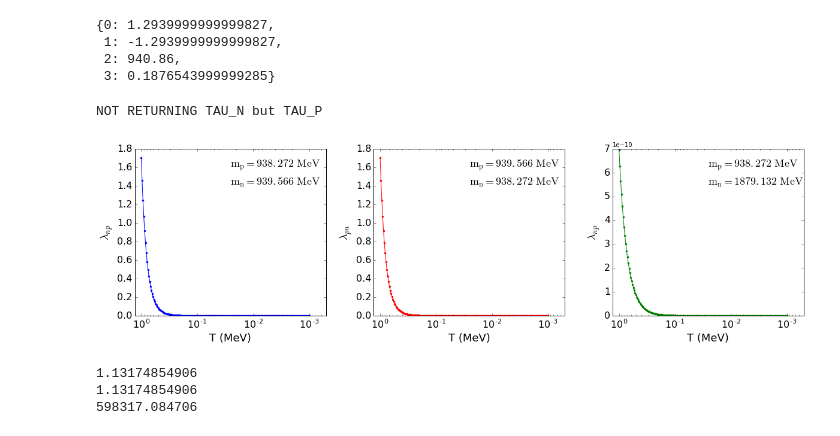
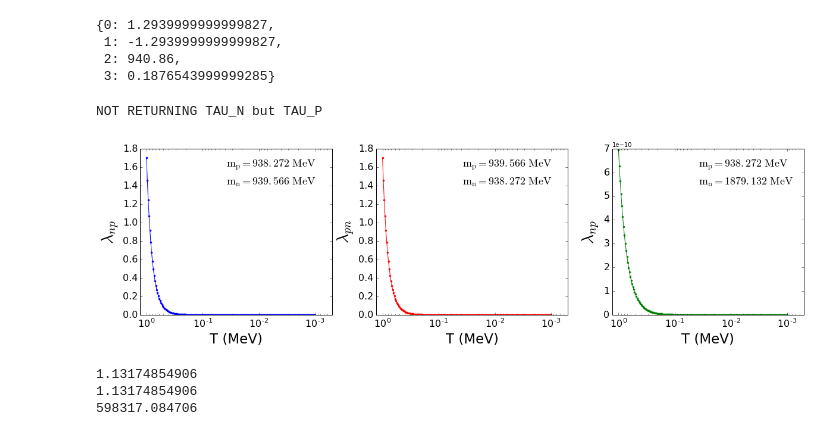
Before and after one commit to ycamacho/Cosmology_HW2, a Jupyter notebook: Code Development.ipynb, the cells around one changed output. Drawn from its saved outputs; the diff is of its cells as text; code cells hidden in the pictures.

Commit message:
Made the ylabels bigger in lambdaNP plot.

```diff
--- a/Code Development.ipynb
+++ b/Code Development.ipynb
@@ -88,20 +88,21 @@ def neutronAbundance(mp, mn, Xn0, title, mn0,
         plt.plot(T, 1.-Xp[:,0], '.', color='b', label= '$X_n$')
         plt.plot(T, 1.-Xp[:,0], color='b')
 
-        Xeq= 1./(1+(mn/mp)**(3/2.)*np.exp(-Q/T))
+        XeqP= 1./(1+(mn/mp)**(3/2.)*np.exp(-Q/T))
         if (xEqFactorToPlot==1.):
             label= '$X_{p,EQ}$'
         else:
             label= '$%.fX_{p,EQ}$'%xEqFactorToPlot
-        plt.plot(T, xEqFactorToPlot*Xeq, '.', color='k', label= label)
-        plt.plot(T, xEqFactorToPlot*Xeq, color='k')
+        plt.plot(T, xEqFactorToPlot*XeqP, '.', color='k', label= label)
+        plt.plot(T, xEqFactorToPlot*XeqP, color='k')
 
         if (xEqFactorToPlot==1.):
             label= '$X_{n,EQ}$'
         else:
             label= '$%.fX_{n,EQ}$'%xEqFactorToPlot
-        plt.plot(T, xEqFactorToPlot*(1.-Xeq), '.', color='g', label= label)
-        plt.plot(T, xEqFactorToPlot*(1.-Xeq), color='g')
+
+        plt.plot(T, xEqFactorToPlot*(1.-XeqP), '.', color='g', label= label)
+        plt.plot(T, xEqFactorToPlot*(1.-XeqP), color='g')
 
 
         plt.gca().invert_xaxis()
@@ -182,8 +183,8 @@ Qs
 colors= ['b', 'r', 'g']
 # %%
 fig, ax = plt.subplots(1,3)
-fig.subplots_adjust(wspace=.25)
-fontsize, tickLabelFontSize, legendFontSize= 18, 16, 16
+fig.subplots_adjust(wspace=.23)
+fontsize, tickLabelFontSize, legendFontSize= 28, 16, 16
 T = np.logspace(0,-3, 200)
 
 for key in Qs.keys()[0:3]:
@@ -193,37 +194,37 @@ for key in Qs.keys()[0:3]:
     ax[key].plot(T, lambdaNP, '.', color= colors[key],
                  label= '$\mathrm{m_n= %s\ MeV; m_p= %s \ MeV}$'%(mass_n[key], mass_p[key]))
     ax[key].plot(T, lambdaNP, color= colors[key],)
 
     ax[key].invert_xaxis()
     ax[key].set_xlim(1.3, 0.0005)
-    ax[key].text(0.5, 0.8,
+    ax[key].text(0.45, 0.8,
                  '$\mathrm{m_n= %s\ MeV}$'%(mass_n[key]),
                  horizontalalignment='left',
                  verticalalignment='center', fontsize= 18,
                  transform = ax[key].transAxes)
-    ax[key].text(0.5, 0.9,
+    ax[key].text(0.45, 0.9,
                  '$\mathrm{m_p= %s \ MeV}$'%(mass_p[key]),
                  horizontalalignment='left',
                  verticalalignment='center', fontsize= 18,
                  transform = ax[key].transAxes)
 
-    ax[key].set_xlabel('T (MeV)', fontsize= fontsize)
+    ax[key].set_xlabel('T (MeV)', fontsize= fontsize-5)
     if (Qs[key]<0):
         ax[key].set_ylabel(r'$\lambda_{pn}$', fontsize= fontsize)
     else:
         ax[key].set_ylabel(r'$\lambda_{np}$', fontsize= fontsize)
     ax[key].set_xscale('log')
     ax[key].tick_params(axis='x', labelsize=tickLabelFontSize)
     ax[key].tick_params(axis='y', labelsize=tickLabelFontSize)
 fig.set_size_inches(20,5)
 os.chdir(outputDir)
 plt.savefig('lambdaNP.pdf',bbox_inches='tight', format= 'pdf')
 os.chdir(workDir)
 
 plt.show()
 # %% [output]
 NOT RETURNING TAU_N but TAU_P
-[figure, old version]
+[figure, new version]
 # %%
 for key in Qs.keys()[0:3]:
     print H1(Qs[key])
```
